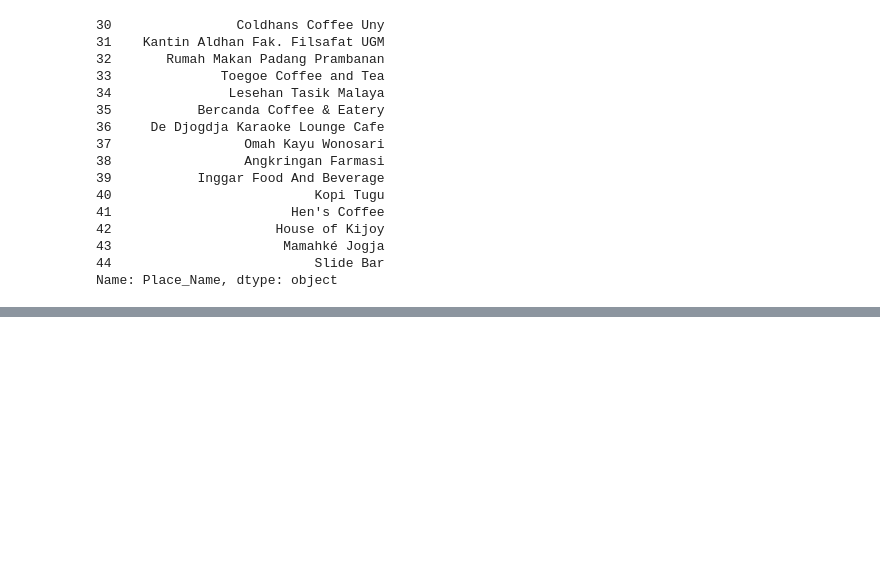
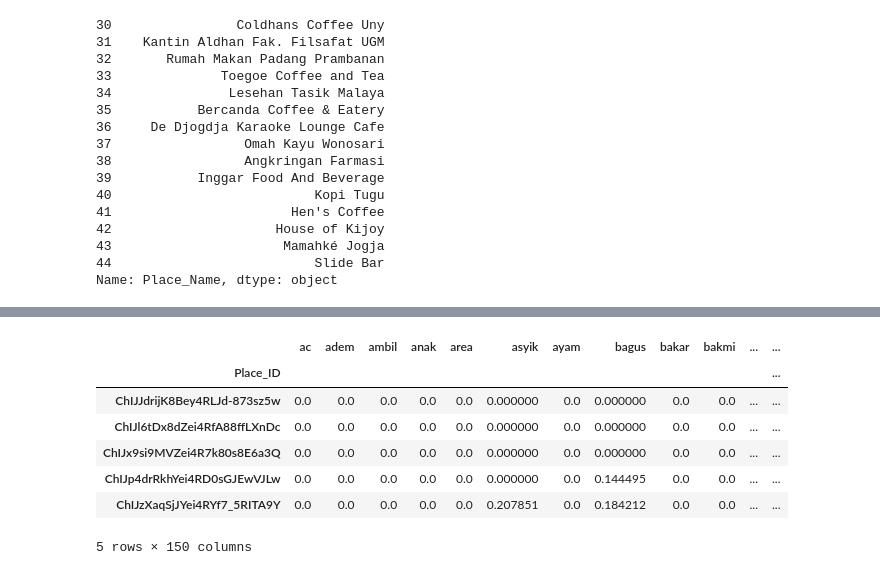
Before and after one commit to argadewanata/ML-Bangkit-Capstone-Project, a Jupyter notebook: Place Recommendation/PlaceRecommendation.ipynb, the cells around one changed output, grey strips where cells are left out. Cells and saved outputs as stored; diff of their text form; code cells hidden in the pictures; blank space fills up the shorter version.

Commit message:
feat: add recommendation for all users

```diff
--- a/Place Recommendation/PlaceRecommendation.ipynb
+++ b/Place Recommendation/PlaceRecommendation.ipynb
@@ -242,0 +253,19 @@ recommended_places[:10]
+# %%
+tfidf_df = tfidf_df[~tfidf_df.index.duplicated()]
+# %%
+list_of_favorite_place_ids = ['ChIJJdrijK8Bey4RLJd-873sz5w', 'ChIJl6tDx8dZei4RfA88ffLXnDc', 'ChIJx9si9MVZei4R7k80s8E6a3Q', 'ChIJp4drRkhYei4RD0sGJEwVJLw','ChIJzXaqSjJYei4RYf7_5RITA9Y']
+
+# Create a subset of only the user favorite places
+favorite_places_df = tfidf_df.reindex(list_of_favorite_place_ids)
+
+# Inspect the DataFrame
+favorite_places_df
+# %% [output]
+|  | ac | adem | ambil | anak | area | asyik | ayam | bagus | bakar | bakmi | ... | ... |
+| Place_ID |  |  |  |  |  |  |  |  |  |  |  | ... |
+| ChIJJdrijK8Bey4RLJd-873sz5w | 0.0 | 0.0 | 0.0 | 0.0 | 0.0 | 0.000000 | 0.0 | 0.000000 | 0.0 | 0.0 | ... | ... |
+| ChIJl6tDx8dZei4RfA88ffLXnDc | 0.0 | 0.0 | 0.0 | 0.0 | 0.0 | 0.000000 | 0.0 | 0.000000 | 0.0 | 0.0 | ... | ... |
+| ChIJx9si9MVZei4R7k80s8E6a3Q | 0.0 | 0.0 | 0.0 | 0.0 | 0.0 | 0.000000 | 0.0 | 0.000000 | 0.0 | 0.0 | ... | ... |
+| ChIJp4drRkhYei4RD0sGJEwVJLw | 0.0 | 0.0 | 0.0 | 0.0 | 0.0 | 0.000000 | 0.0 | 0.144495 | 0.0 | 0.0 | ... | ... |
+| ChIJzXaqSjJYei4RYf7_5RITA9Y | 0.0 | 0.0 | 0.0 | 0.0 | 0.0 | 0.207851 | 0.0 | 0.184212 | 0.0 | 0.0 | ... | ... |
+5 rows × 150 columns
```
Also changed, not shown: parts of 22 cells of this notebook, 4 other files.
